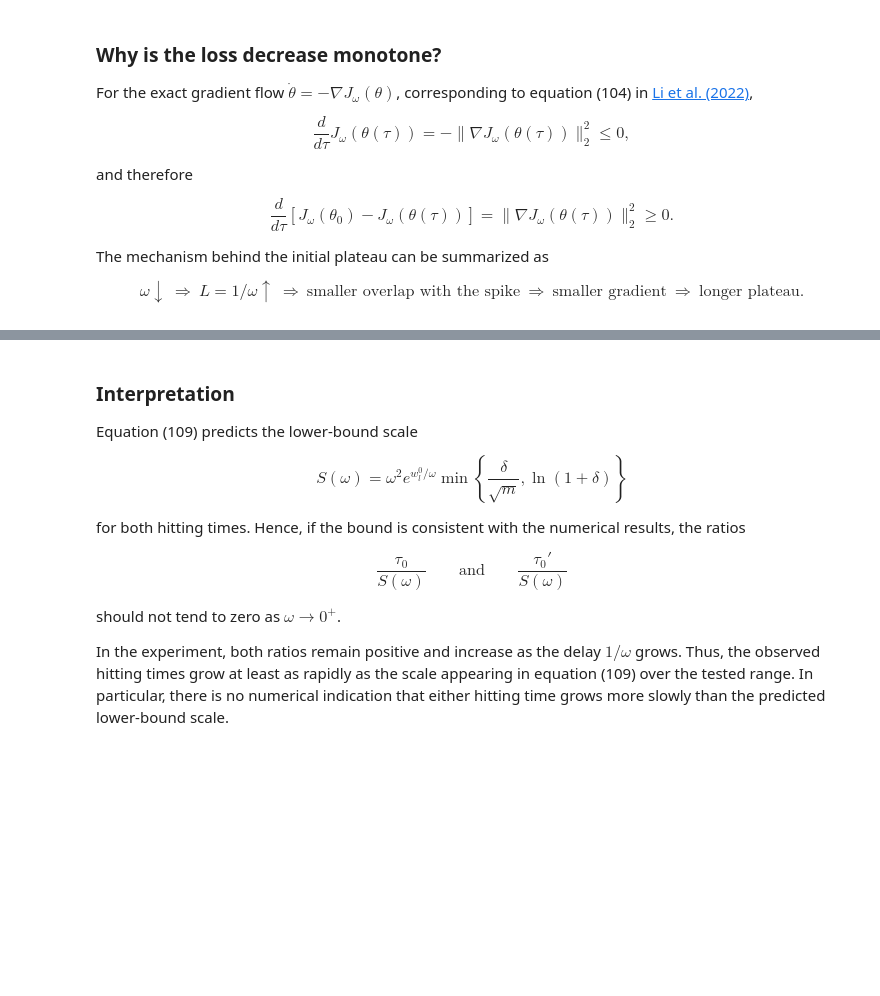
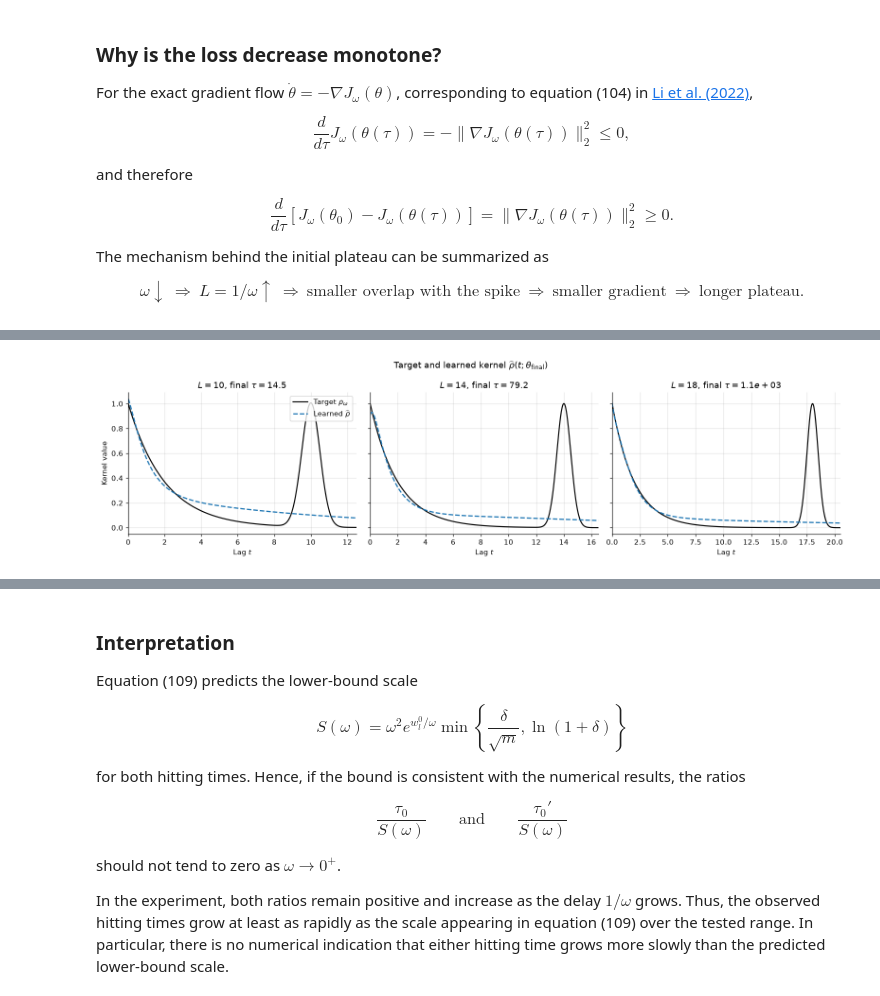
Before and after one commit to e-kru/ct-rnn-memory-kernels, a Jupyter notebook: notebooks/08_theorem20_plateauing.ipynb, the cells around one changed output, grey strips where cells are left out. Saved outputs shown, nothing was run; the diff lists cells and outputs as text; code cells hidden in the pictures; blank space fills up the shorter version.

```diff
--- a/notebooks/08_theorem20_plateauing.ipynb
+++ b/notebooks/08_theorem20_plateauing.ipynb
@@ -782,0 +797,53 @@ $$
+# %%
+learned_kernel_times = np.linspace(
+    0.0,
+    max(item["memory_length"] for item in illustrative_results) + 3.0,
+    2800,
+)
+
+with plt.rc_context(PLOT_STYLE):
+    figure, axes = plt.subplots(
+        1,
+        len(illustrative_results),
+        figsize=(14.5, 4.0),
+        sharey=True,
+    )
+
+    for axis, item in zip(axes, illustrative_results, strict=True):
+        delay = item["memory_length"]
+        target = exp.target_kernel(learned_kernel_times, delay)
+        learned_kernel = exp.model_kernel(
+            learned_kernel_times,
+            item["final_coefficients"],
+            item["final_rates"],
+        )
+
+        axis.plot(
+            learned_kernel_times,
+            target,
+            color="black",
+            linewidth=1.5,
+            label=r"Target $\rho_\omega$",
+        )
+        axis.plot(
+            learned_kernel_times,
+            learned_kernel,
+            linestyle="--",
+            linewidth=1.7,
+            label=r"Learned $\widehat\rho$",
+        )
+        axis.set_xlim(0.0, delay + 2.5)
+        axis.set_xlabel(r"Lag $t$")
+        axis.set_title(
+            rf"$L={delay:.0f}$, final $\tau={item['training_times'][-1]:.3g}$"
+        )
+
+    axes[0].set_ylabel("Kernel value")
+    axes[0].legend(loc="upper right")
+    figure.suptitle(
+        r"Target and learned kernel $\widehat\rho(t;\theta_{\mathrm{final}})$"
+    )
+    figure.tight_layout()
+    plt.show()
+# %% [output]
+[figure, added]
```
Also changed, not shown: parts of 13 cells of this notebook, 1 other file.
